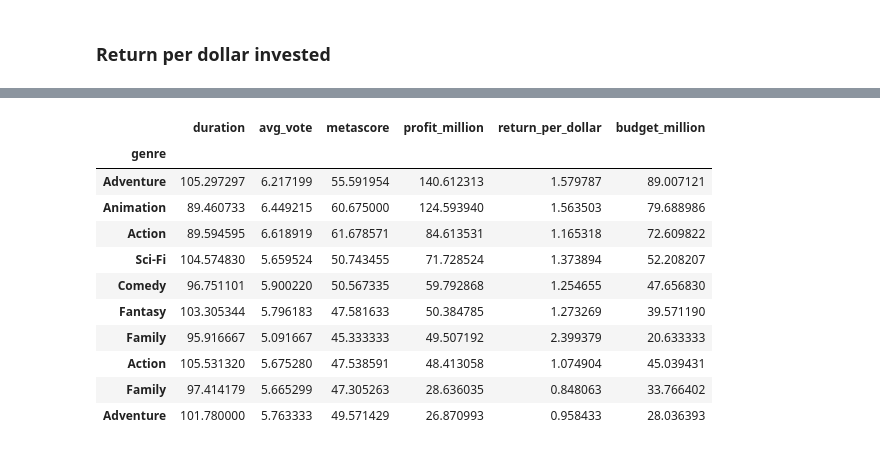
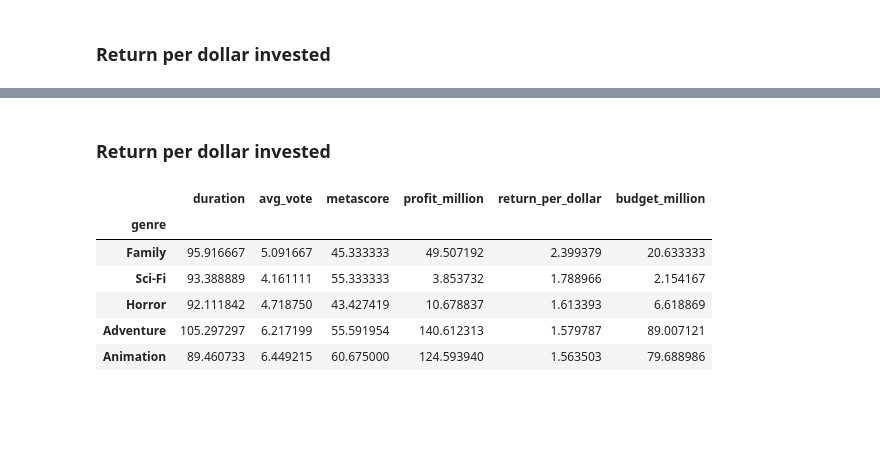
Before and after one commit to Ismaeltrevi/project-cinema, a Jupyter notebook: student.ipynb, the cells around one changed output, grey strips where cells are left out. Drawn from its saved outputs; the diff is of its cells as text; code cells hidden in the pictures; blank space fills up the shorter version.

Commit message:
fixes revenue per dollar columns

```diff
--- a/student.ipynb
+++ b/student.ipynb
@@ -799,0 +826,4 @@ df_genre_mean.sort_values(by=['profit_million'],ascending=False).head(10)
+# %%
+# Make a copy of the main DataFrame
+df_copy = df.copy()
+df_copy.head()
@@ -799,0 +840,9 @@ df_genre_mean.sort_values(by=['profit_million'],ascending=False).head(10)
+# %%
+# Split genres and create a new entry for each of the genre a movie falls into
+s = df_copy['genre'].str.split(',').apply(Series, 1).stack()
+# Create a temporary DataFrame with the index and genre columns
+s.index = s.index.droplevel(-1)
+s.name = 'genre'
+# Delete the genre column
+del df_copy['genre']
+df_split_genres = df_copy.join(s)
@@ -799,0 +854,19 @@ df_genre_mean.sort_values(by=['profit_million'],ascending=False).head(10)
+# %%
+# This code allows pandas to show all the rows
+pd.set_option('display.max_rows', None)
+# Group data by genre and get mean for each genre and each variable, divide by 1 million for better visibility
+df_per_genre = df_split_genres.groupby(['genre']).mean()
+df_per_genre ['profit_million'] = df_per_genre['profit']/1000000
+df_per_genre ['return_per_dollar'] = df_per_genre['profit']/df_per_genre['budget']
+# Delete the 'profit' column
+del df_per_genre['profit']
+df_per_genre['worlwide_gross_income'] = df_per_genre['worlwide_gross_income']/1000000
+# Delete the 'worlwide_gross_income' column
+del df_per_genre['worlwide_gross_income']
+df_per_genre['budget_million'] = df_per_genre['budget']/1000000
+# Delete the 'budget' column
+del df_per_genre['budget']
+# Delete the 'year' column
+del df_per_genre['year']
+# %%
+df_per_genre = df_per_genre[~df_per_genre.index.duplicated(keep='last')]
@@ -861,16 +897,13 @@ df_mean_per_genre.head()
+# %% [markdown]
+### Return per dollar invested
 # %%
-# Sorting the value by the 'profit_million column'
-df_mean_per_genre.sort_values(by=['profit_million'],ascending=False).head(10)
+# Sorting the value by the 'return_per_dollar'
+df_per_genre.sort_values(by=['return_per_dollar'],ascending=False).head(5)
 # %% [output]
 |  | duration | avg_vote | metascore | profit_million | return_per_dollar | budget_million |
 | genre |  |  |  |  |  |  |
+| Family | 95.916667 | 5.091667 | 45.333333 | 49.507192 | 2.399379 | 20.633333 |
+| Sci-Fi | 93.388889 | 4.161111 | 55.333333 | 3.853732 | 1.788966 | 2.154167 |
+| Horror | 92.111842 | 4.718750 | 43.427419 | 10.678837 | 1.613393 | 6.618869 |
 | Adventure | 105.297297 | 6.217199 | 55.591954 | 140.612313 | 1.579787 | 89.007121 |
 | Animation | 89.460733 | 6.449215 | 60.675000 | 124.593940 | 1.563503 | 79.688986 |
-| Action | 89.594595 | 6.618919 | 61.678571 | 84.613531 | 1.165318 | 72.609822 |
-| Sci-Fi | 104.574830 | 5.659524 | 50.743455 | 71.728524 | 1.373894 | 52.208207 |
-| Comedy | 96.751101 | 5.900220 | 50.567335 | 59.792868 | 1.254655 | 47.656830 |
-| Fantasy | 103.305344 | 5.796183 | 47.581633 | 50.384785 | 1.273269 | 39.571190 |
-| Family | 95.916667 | 5.091667 | 45.333333 | 49.507192 | 2.399379 | 20.633333 |
-| Action | 105.531320 | 5.675280 | 47.538591 | 48.413058 | 1.074904 | 45.039431 |
-| Family | 97.414179 | 5.665299 | 47.305263 | 28.636035 | 0.848063 | 33.766402 |
-| Adventure | 101.780000 | 5.763333 | 49.571429 | 26.870993 | 0.958433 | 28.036393 |
```
Also changed, not shown: parts of 46 cells of this notebook.
